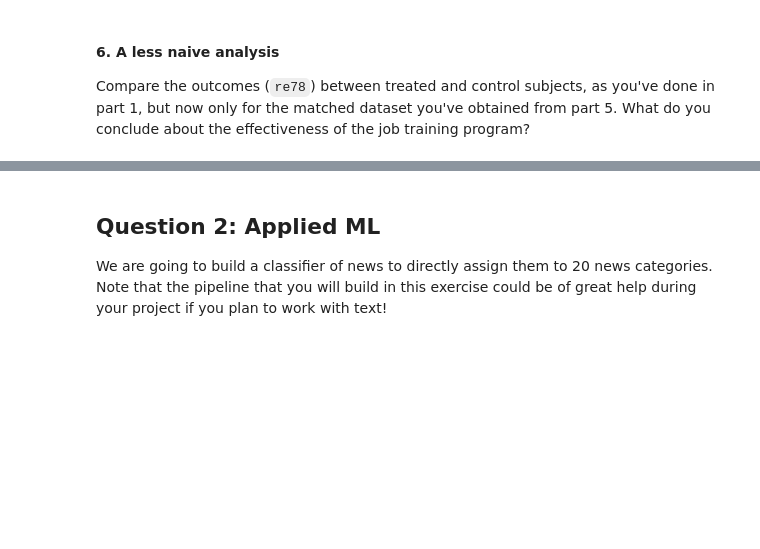
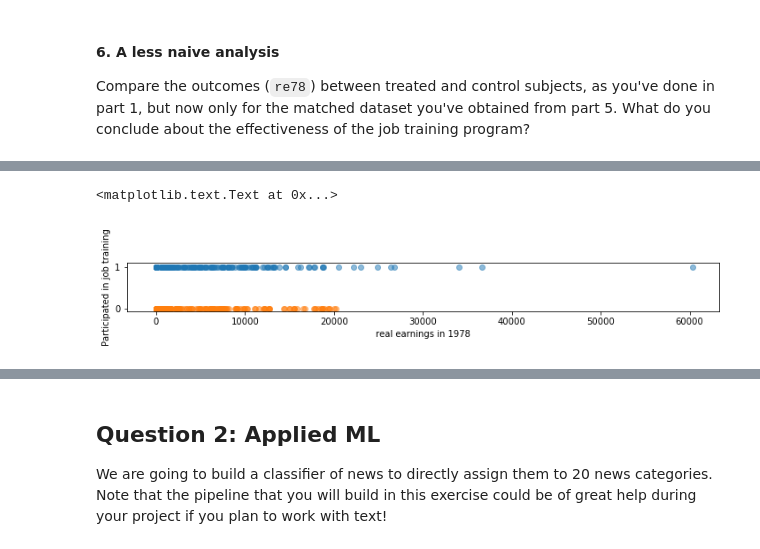
Before and after one commit to csbenz/ada, a Jupyter notebook: 04 - Applied ML/hw4.ipynb, the cells around one changed output, grey strips where cells are left out. Cells and saved outputs as stored; diff of their text form; code cells hidden in the pictures; blank space fills up the shorter version.

```diff
--- a/04 - Applied ML/hw4.ipynb
+++ b/04 - Applied ML/hw4.ipynb
@@ -460,0 +582,9 @@ What do you conclude about the effectiveness of the job training program?
+# %%
+plt.figure(figsize=(12,1))
+plt.scatter(matched_treated_group_by_black['re78'], matched_treated_group_by_black['treat'], alpha=0.5)
+plt.scatter(matched_untreated_group_by_black['re78'], matched_untreated_group_by_black['treat'], alpha=0.5)
+plt.xlabel('real earnings in 1978')
+plt.ylabel('Participated in job training')
+# %% [output]
+<matplotlib.text.Text at 0x...>
+[figure, added]
```
Also changed, not shown: parts of 13 cells of this notebook.
